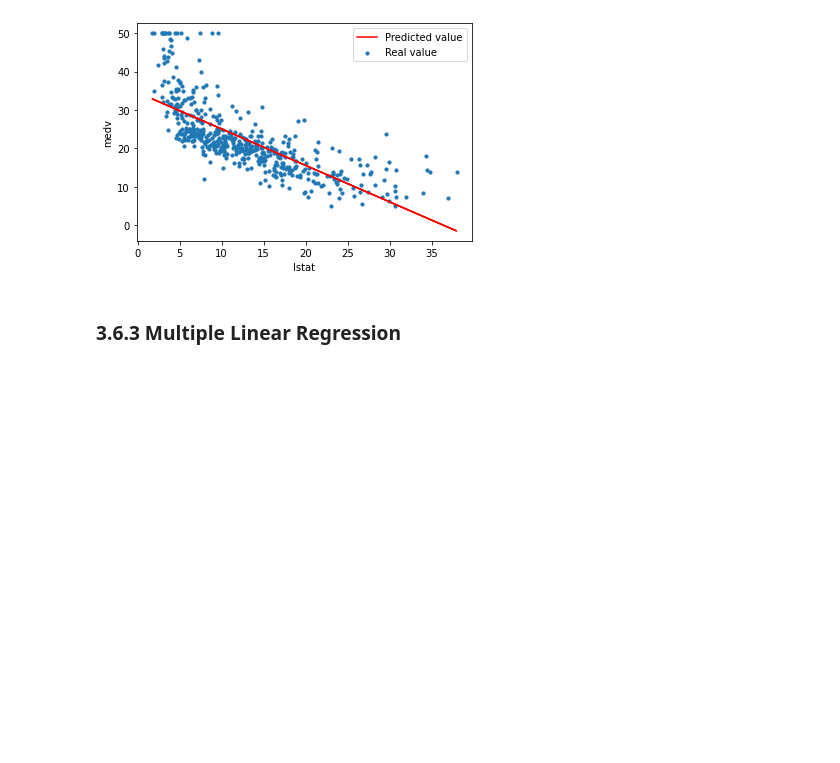
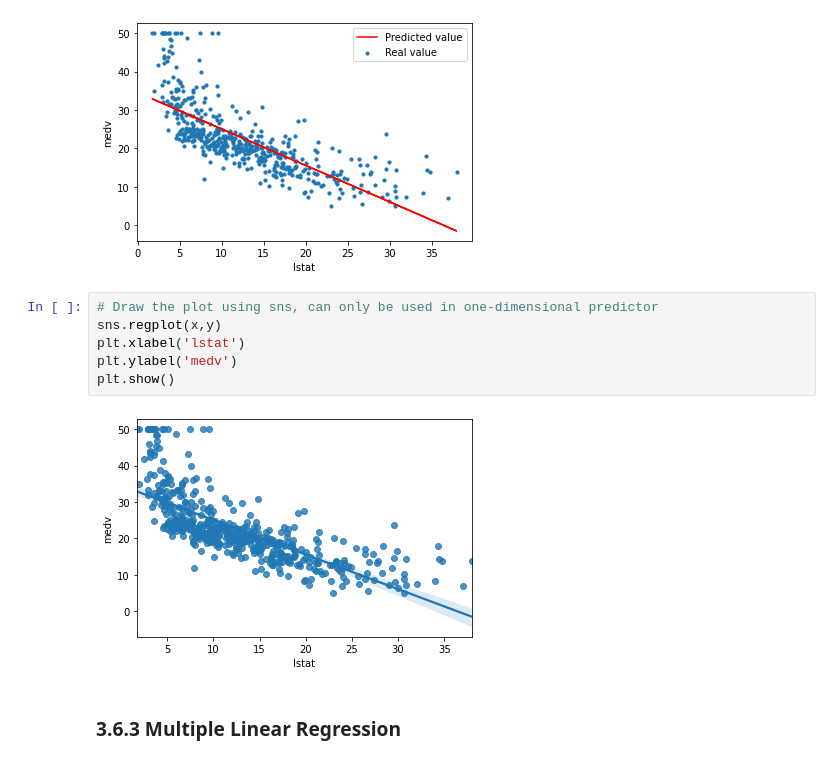
Before and after one commit to WHUFT/WHU_FinTech_Workshop, a Jupyter notebook: 10-研究方法学习班/12-机器学习/02-线性回归/3 线性回归.ipynb, the cells around one changed output. Cells and saved outputs as stored; diff of their text form; blank space fills up the shorter version.

```diff
--- a/10-研究方法学习班/12-机器学习/02-线性回归/3 线性回归.ipynb
+++ b/10-研究方法学习班/12-机器学习/02-线性回归/3 线性回归.ipynb
@@ -918,6 +933,14 @@ plt.legend()
 plt.show()
 # %% [output]
 [figure]
+# %%
+# Draw the plot using sns, can only be used in one-dimensional predictor
+sns.regplot(x,y)
+plt.xlabel('lstat')
+plt.ylabel('medv')
+plt.show()
+# %% [output]
+[figure, added]
 # %% [markdown]
 ### 3.6.3 Multiple Linear Regression
 # %%
```
Also changed, not shown: parts of 16 cells of this notebook.
